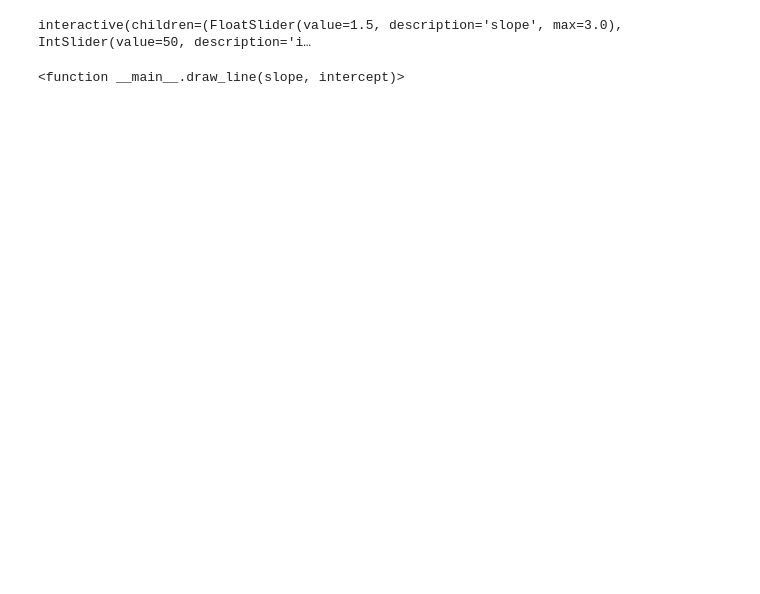
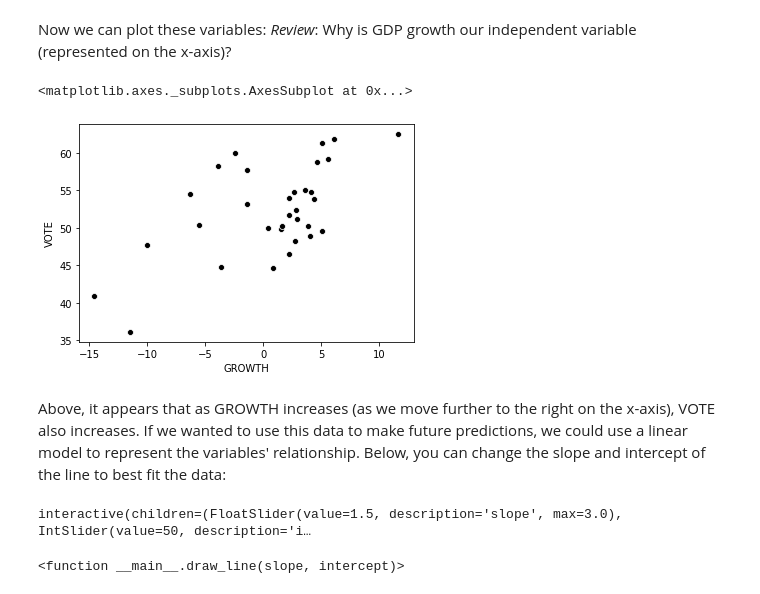
Before and after one commit to ds-modules/POLSCI-3, a Jupyter notebook: beta materials/Lecture_J_NB_1.ipynb, the cells around one changed output. Cells and saved outputs as stored; diff of their text form; code cells hidden in the pictures; blank space fills up the shorter version.

```diff
--- a/beta materials/Lecture_J_NB_1.ipynb
+++ b/beta materials/Lecture_J_NB_1.ipynb
@@ -1 +49,11 @@
+# %% [markdown]
+Now we can plot these variables:
+*Review*: Why is GDP growth our independent variable (represented on the x-axis)?
+# %%
+sns.scatterplot('GROWTH', 'VOTE', data=fair_df, color='black')
+# %% [output]
+<matplotlib.axes._subplots.AxesSubplot at 0x...>
+[figure, added]
+# %% [markdown]
+Above, it appears that as GROWTH increases (as we move further to the right on the x-axis), VOTE also increases. If we wanted to use this data to make future predictions, we could use a linear model to represent the variables' relationship. Below, you can change the slope and intercept of the line to best fit the data:
 # %%
```
Also changed, not shown: parts of 15 cells of this notebook, 1 other file.
